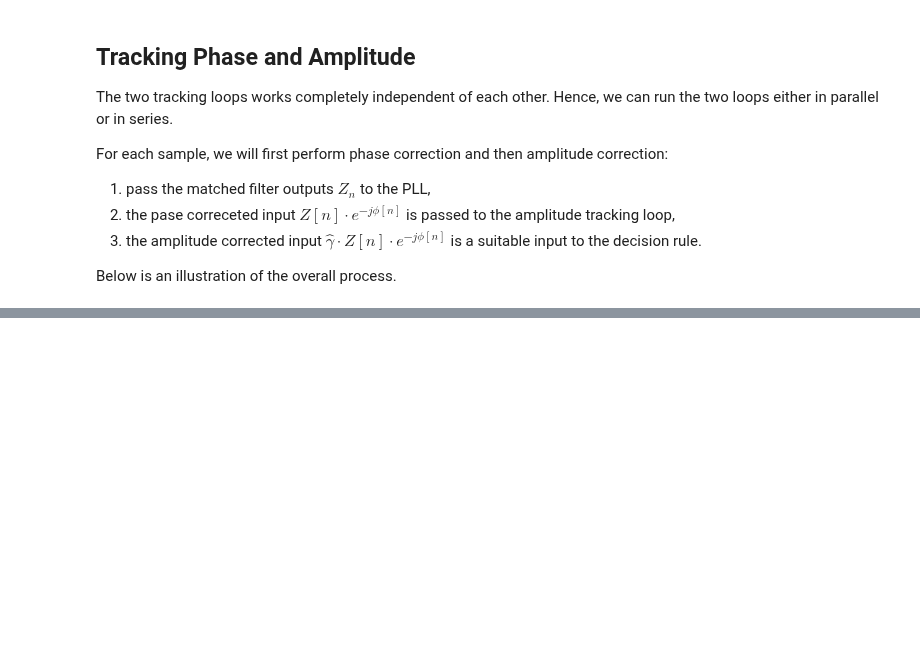
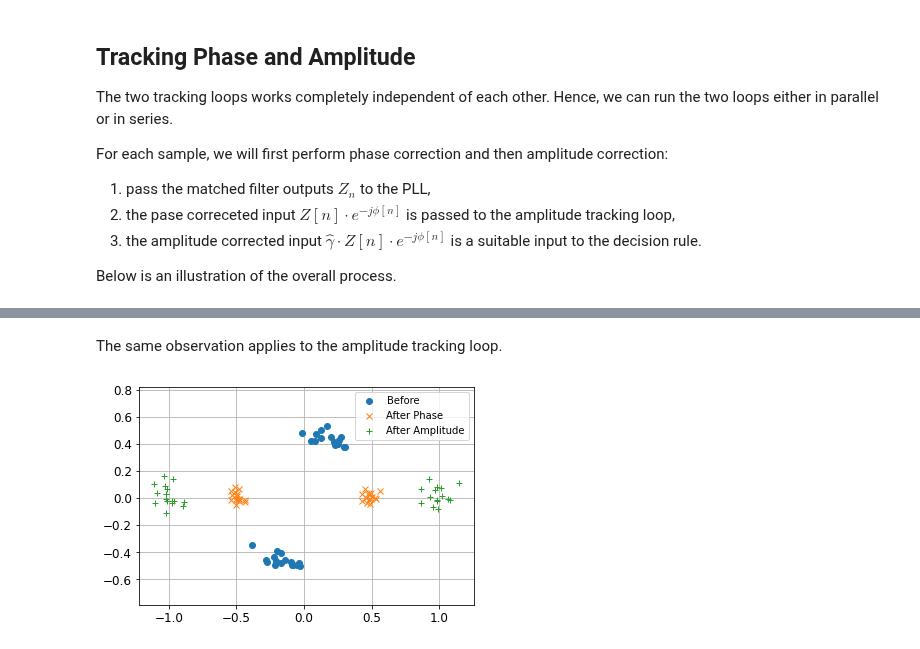
Before and after one commit to bepepa/digital_comms, a Jupyter notebook: 070_tracking_loops.ipynb, the cells around one changed output, grey strips where cells are left out. Saved outputs shown, nothing was run; the diff lists cells and outputs as text; code cells hidden in the pictures; blank space fills up the shorter version.

```diff
--- a/070_tracking_loops.ipynb
+++ b/070_tracking_loops.ipynb
@@ -709,0 +1102,13 @@ plt.show()
+# %% [markdown]
+The same observation applies to the amplitude tracking loop.
+# %%
+# Scatter plot of input before and after phase and amplitude correcetions
+plt.plot(Z_hat.real, Z_hat.imag, 'o', label='Before')
+plt.plot(x.real, x.imag, 'x', label='After Phase')
+plt.plot(y.real, y.imag, '+', label='After Amplitude')
+plt.grid()
+plt.axis('equal')
+plt.legend()
+plt.show()
+# %% [output]
+[figure, added]
```
Also changed, not shown: parts of 52 cells of this notebook.
